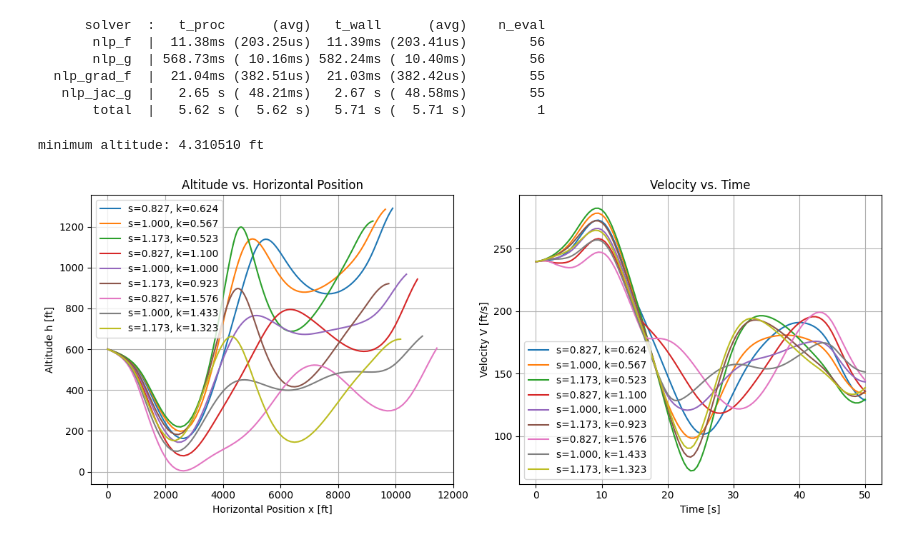
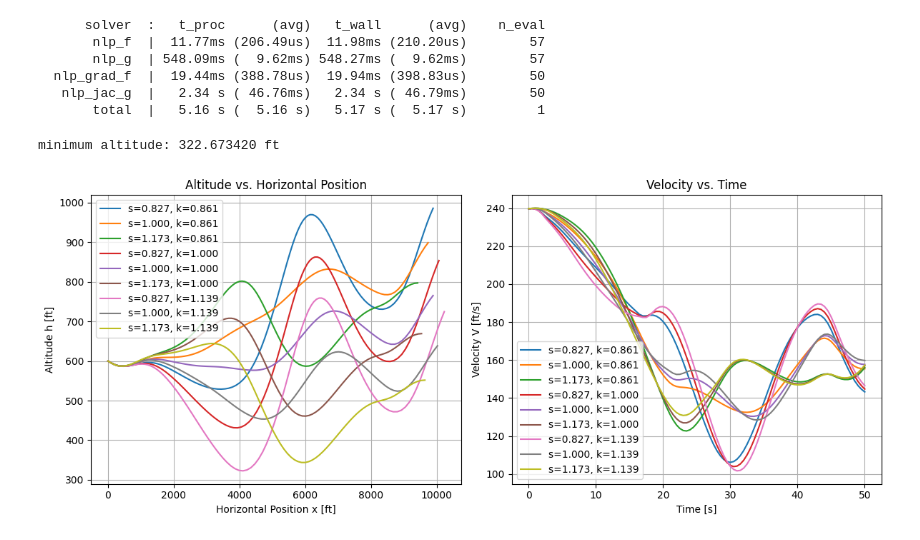
Before and after one commit to dmw1998/Case_Study_Log, a Jupyter notebook: wider_weaker_wind_PCE.ipynb, the cells around one changed output. Saved outputs shown, nothing was run; the diff lists cells and outputs as text; code cells hidden in the pictures.

```diff
--- a/wider_weaker_wind_PCE.ipynb
+++ b/wider_weaker_wind_PCE.ipynb
@@ -28,7 +29,7 @@ def plot_pce_trajectories(res, tf, N, pce_order, k_mean, k_std, s_mean, s_std):
     plt.subplot(1,2,1)
     for j in range(M):
         k_val, s_val = nodes[:, j]
-        plt.plot(x[j], h[j], label=f's={s_val:.3f}, k={k_val/np.sqrt(s_val):.3f}')
+        plt.plot(x[j], h[j], label=f's={s_val:.3f}, k={k_val:.3f}')
 
     plt.xlabel('Horizontal Position x [ft]')
     plt.ylabel('Altitude h [ft]')
@@ -40,7 +41,7 @@ def plot_pce_trajectories(res, tf, N, pce_order, k_mean, k_std, s_mean, s_std):
     plt.subplot(1,2,2)
     for i in range(M):
         k_val, s_val = nodes[:, i]
-        plt.plot(t_grid, V[i], label=f's={s_val:.3f}, k={k_val/np.sqrt(s_val):.3f}')
+        plt.plot(t_grid, V[i], label=f's={s_val:.3f}, k={k_val:.3f}')
     plt.xlabel('Time [s]')
     plt.ylabel('Velocity V [ft/s]')
     plt.title('Velocity vs. Time')
@@ -261,8 +262,9 @@ def solve_wider_wind_ocp_pce(tf, N, pce_order, k_mean, k_std, s_mean, s_std):
     h_ddot_all = [[] for _ in range(N)]
 
     for j in range(M):
-        k_org, s_val = nodes[:, j]
-        k_val = k_org / np.sqrt(s_val)  # Adjust k_val for PCE scaling
+        # k_org, s_val = nodes[:, j]
+        # k_val = k_org / np.sqrt(s_val)  # Adjust k_val for PCE scaling
+        k_val, s_val = nodes[:, j]
 
         for i in range(N):
             h_physical = h_s[:, i] * hscale
@@ -404,18 +637,18 @@ minimum altitude: 63.622825 ft
 # %%
 res2 = solve_wider_wind_ocp_pce(tf=50, N=100, pce_order=2,
-                                k_mean=1.0, k_std=0.25,
+                                k_mean=1.0, k_std=0.08,
                                 s_mean=1.0, s_std=0.1)
 # %% [output]
       solver  :   t_proc      (avg)   t_wall      (avg)    n_eval
-       nlp_f  |  11.38ms (203.25us)  11.39ms (203.41us)        56
-       nlp_g  | 568.73ms ( 10.16ms) 582.24ms ( 10.40ms)        56
-  nlp_grad_f  |  21.04ms (382.51us)  21.03ms (382.42us)        55
-   nlp_jac_g  |   2.65 s ( 48.21ms)   2.67 s ( 48.58ms)        55
-       total  |   5.62 s (  5.62 s)   5.71 s (  5.71 s)         1
+       nlp_f  |  11.77ms (206.49us)  11.98ms (210.20us)        57
+       nlp_g  | 548.09ms (  9.62ms) 548.27ms (  9.62ms)        57
+  nlp_grad_f  |  19.44ms (388.78us)  19.94ms (398.83us)        50
+   nlp_jac_g  |   2.34 s ( 46.76ms)   2.34 s ( 46.79ms)        50
+       total  |   5.16 s (  5.16 s)   5.17 s (  5.17 s)         1
 # %%
 plot_pce_trajectories(res2, tf=50, N=100, pce_order=2,
-                    k_mean=1.0, k_std=0.25,
+                    k_mean=1.0, k_std=0.08,
                     s_mean=1.0, s_std=0.1)
 # %% [output]
-minimum altitude: 4.310510 ft
+minimum altitude: 322.673420 ft
-[figure, old version]
+[figure, new version]
```
Also changed, not shown: parts of 6 cells of this notebook.
